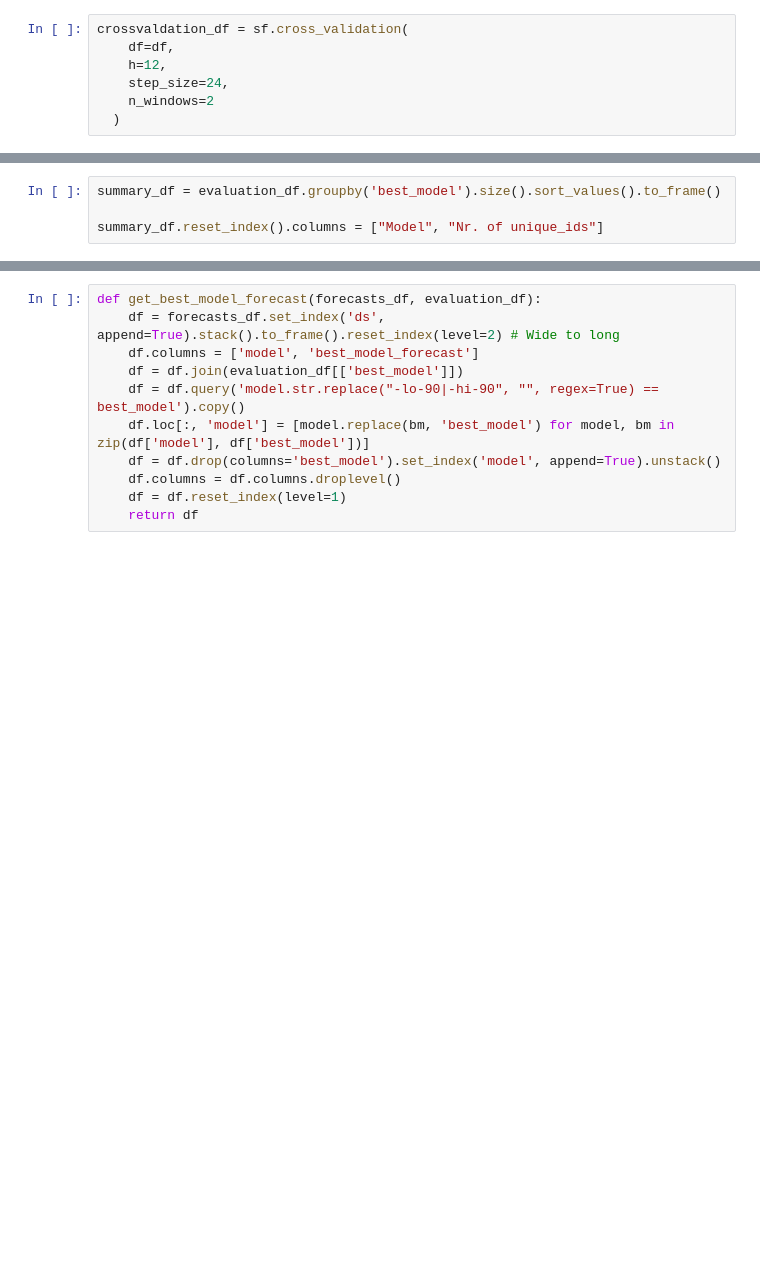
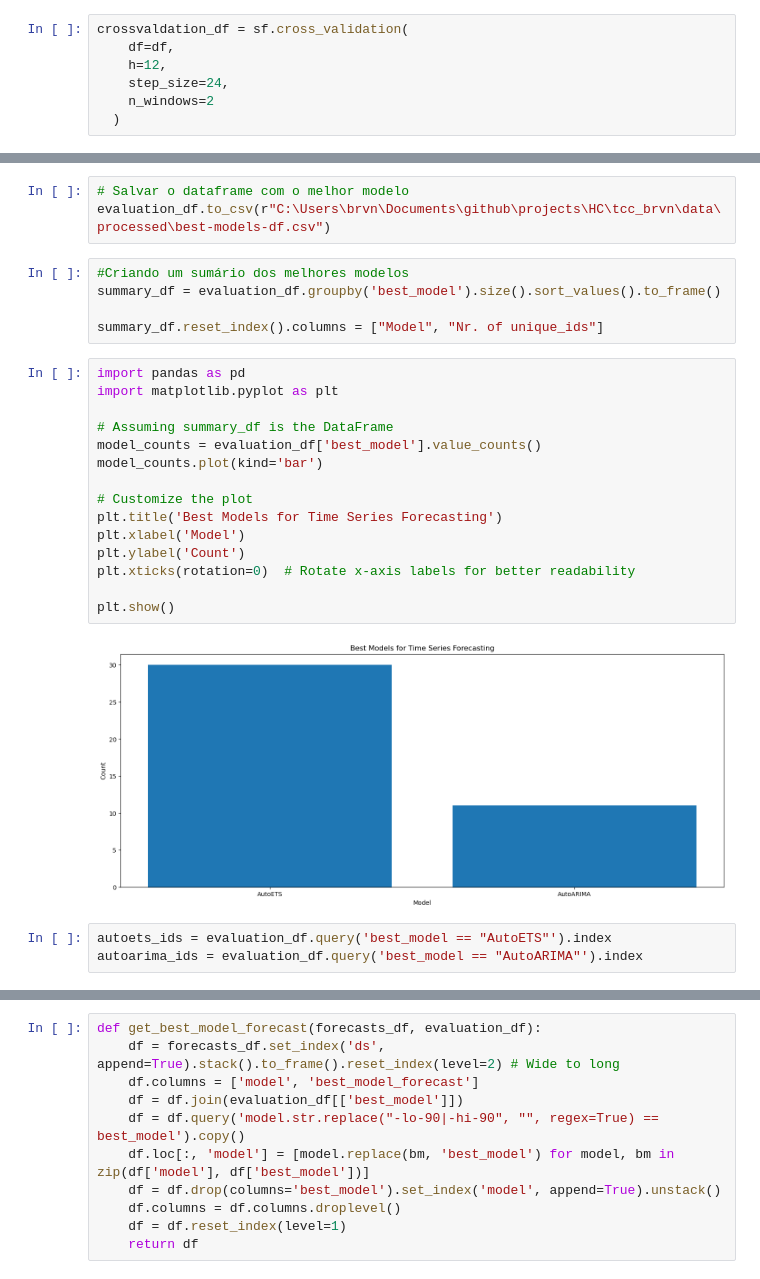
Before and after one commit to brunorvn/nlp-medication-prescriber, a Jupyter notebook: HC/tcc_brvn/notebooks/05-brvn-forecast-full-dataset.ipynb, the cells around one changed output, grey strips where cells are left out. Drawn from its saved outputs; the diff is of its cells as text; blank space fills up the shorter version.

```diff
--- a/HC/tcc_brvn/notebooks/05-brvn-forecast-full-dataset.ipynb
+++ b/HC/tcc_brvn/notebooks/05-brvn-forecast-full-dataset.ipynb
@@ -191,5 +170,29 @@ evaluation_df.head()
+# %%
+# Salvar o dataframe com o melhor modelo
+evaluation_df.to_csv(r"C:\Users\brvn\Documents\github\projects\HC\tcc_brvn\data\processed\best-models-df.csv")
 # %%
+#Criando um sumário dos melhores modelos
 summary_df = evaluation_df.groupby('best_model').size().sort_values().to_frame()
 
 summary_df.reset_index().columns = ["Model", "Nr. of unique_ids"]
+# %%
+import pandas as pd
+import matplotlib.pyplot as plt
+
+# Assuming summary_df is the DataFrame
+model_counts = evaluation_df['best_model'].value_counts()
+model_counts.plot(kind='bar')
+
+# Customize the plot
+plt.title('Best Models for Time Series Forecasting')
+plt.xlabel('Model')
+plt.ylabel('Count')
+plt.xticks(rotation=0)  # Rotate x-axis labels for better readability
+
+plt.show()
+# %% [output]
+[figure, added]
+# %%
+autoets_ids = evaluation_df.query('best_model == "AutoETS"').index
+autoarima_ids = evaluation_df.query('best_model == "AutoARIMA"').index
 # %%
```
Also changed, not shown: parts of 23 cells of this notebook, 6 other files.
